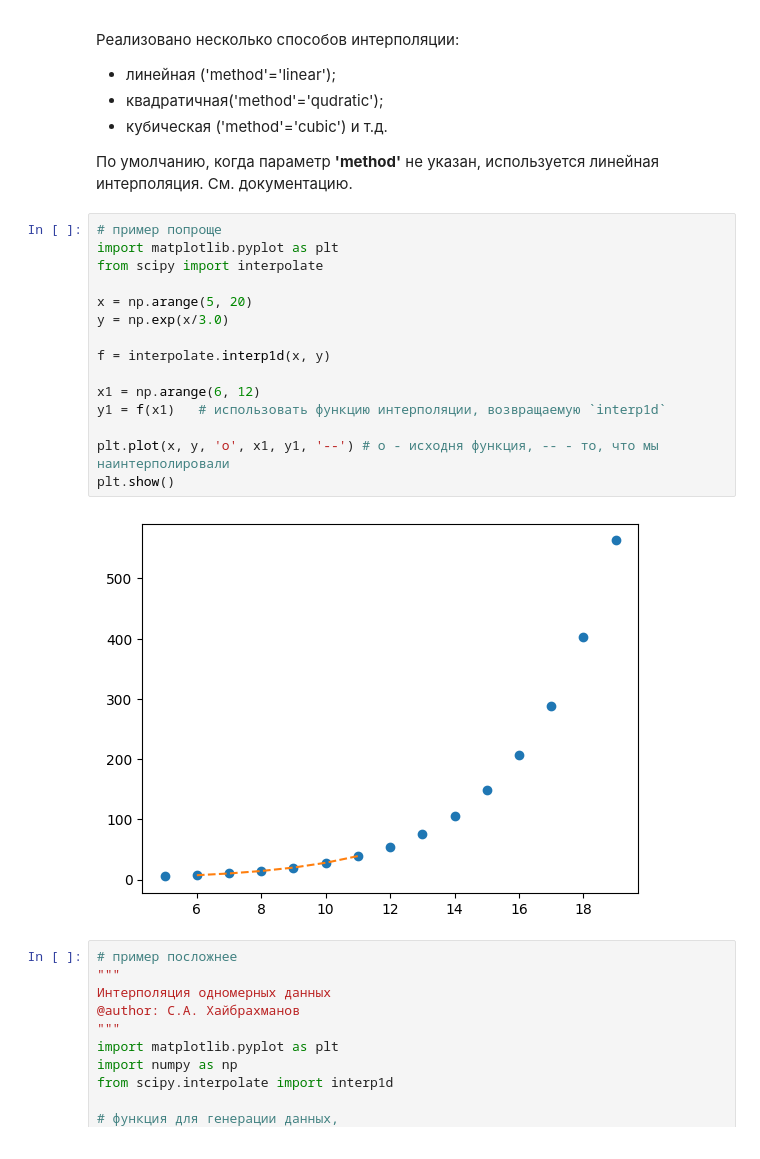
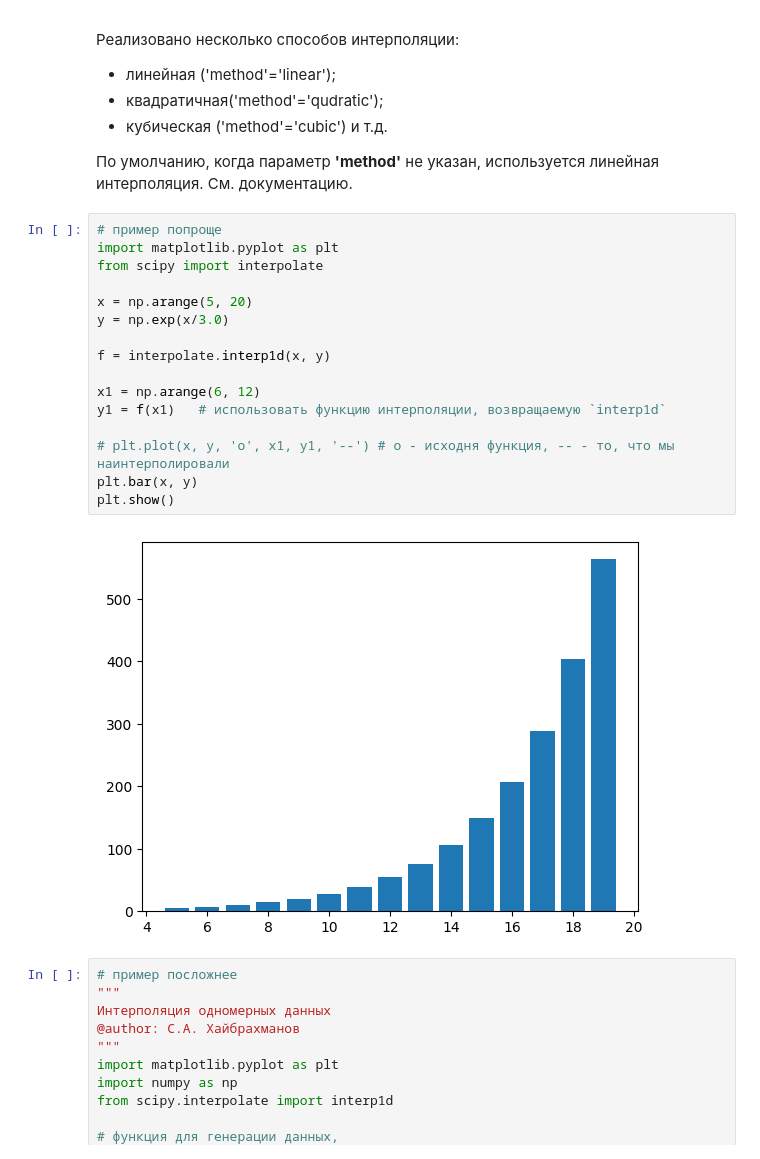
Before and after one commit to lexforfree/prog_in_ai_2026, a Jupyter notebook: docs/3_scipy_grad/basics_SciPy.ipynb, the cells around one changed output. Cells and saved outputs as stored; diff of their text form.

```diff
--- a/docs/3_scipy_grad/basics_SciPy.ipynb
+++ b/docs/3_scipy_grad/basics_SciPy.ipynb
@@ -283,20 +286,21 @@ fig.savefig("ode2.png")
 # %%
 # пример попроще
 import matplotlib.pyplot as plt
 from scipy import interpolate
 
 x = np.arange(5, 20)
 y = np.exp(x/3.0)
 
 f = interpolate.interp1d(x, y)
 
 x1 = np.arange(6, 12)
 y1 = f(x1)   # использовать функцию интерполяции, возвращаемую `interp1d`
 
-plt.plot(x, y, 'o', x1, y1, '--') # o - исходня функция, -- - то, что мы наинтерполировали
+# plt.plot(x, y, 'o', x1, y1, '--') # o - исходня функция, -- - то, что мы наинтерполировали
+plt.bar(x, y)
 plt.show()
 # %% [output]
-[figure, old version]
+[figure, new version]
 # %%
 # пример посложнее
 """
```
Also changed, not shown: parts of 6 cells of this notebook, 6 other files.
